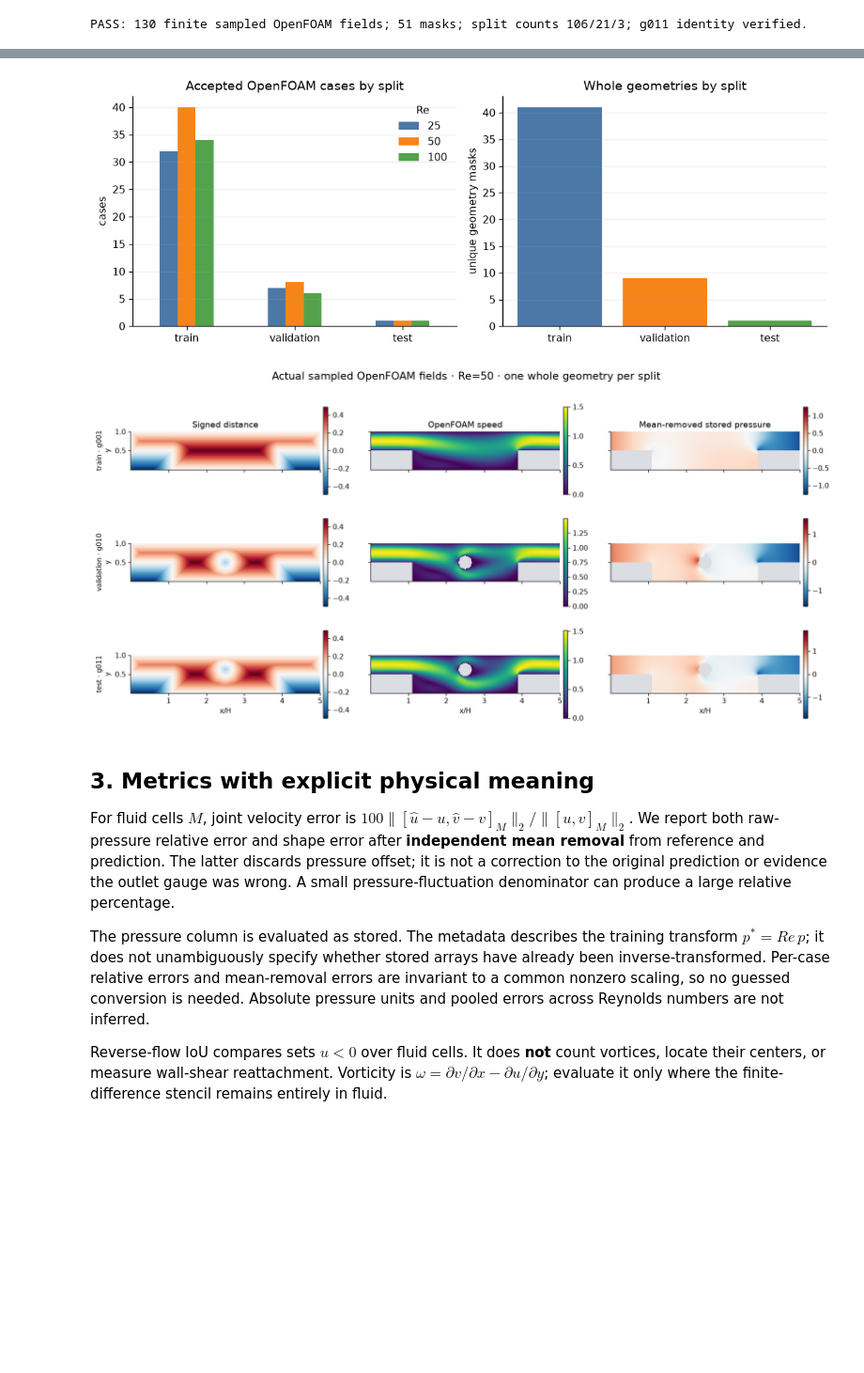
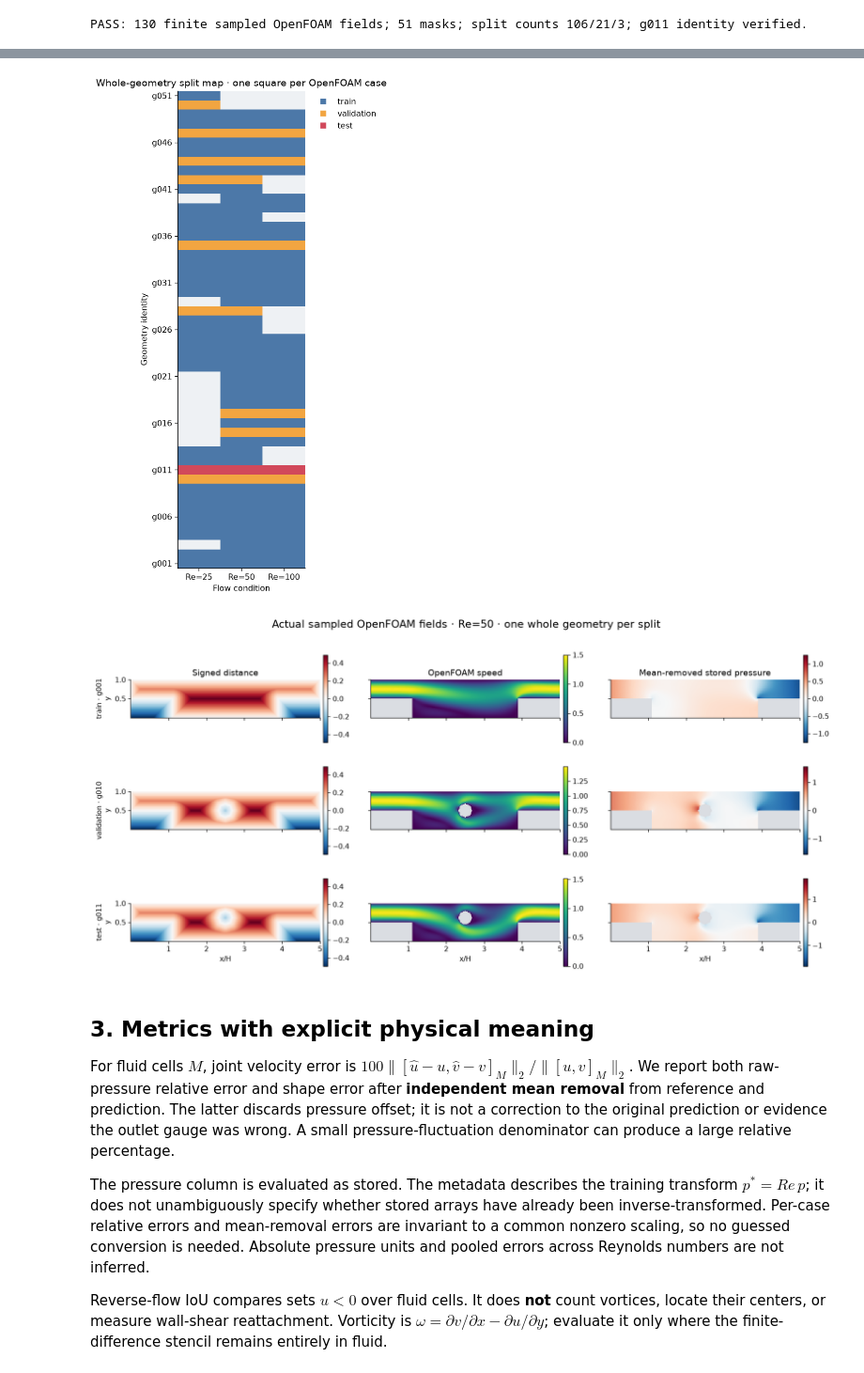
Before and after one commit to Ehsan-Roohi/FlowMLLab, a Jupyter notebook: notebooks/week09/W9_Lab3_Geometry_Operators_Step_Audit.ipynb, the cells around one changed output, grey strips where cells are left out. Shown at 94% size. Cells and saved outputs as stored; diff of their text form; code cells hidden in the pictures; blank space fills up the shorter version.

Commit message:
Expand step geometry generalization lecture

```diff
--- a/notebooks/week09/W9_Lab3_Geometry_Operators_Step_Audit.ipynb
+++ b/notebooks/week09/W9_Lab3_Geometry_Operators_Step_Audit.ipynb
@@ -192,40 +193,46 @@ pressure target. No predicted field or synthetic replacement is used here.
-# %%
-fig,axs=plt.subplots(1,2,figsize=(10,3.8))
-coverage.plot(kind='bar',ax=axs[0],color=['#4c78a8','#f58518','#54a24b'])
-axs[0].set(title='Accepted OpenFOAM cases by split',xlabel='',ylabel='cases')
-axs[0].tick_params(axis='x',rotation=0); axs[0].legend(title='Re',frameon=False)
-geom_counts=case_manifest.groupby('split').geometry_id_inferred.nunique().reindex(['train','validation','test'])
-axs[1].bar(geom_counts.index,geom_counts.values,color=['#4c78a8','#f58518','#54a24b'])
-axs[1].set(title='Whole geometries by split',ylabel='unique geometry masks')
-for ax in axs: ax.grid(axis='y',alpha=.2)
-fig.tight_layout(); fig.savefig(OUT/'dataset_coverage.png',dpi=150,bbox_inches='tight'); plt.show()
-
-selected=[]
-for sp in ['train','validation','test']:
-    idx=int(case_manifest.index[(case_manifest.split==sp)&(case_manifest.Re==50)][0]); selected.append((sp,idx))
-fig,axs=plt.subplots(3,3,figsize=(15,7.5),sharex=True,sharey=True)
-for row,(sp,idx) in enumerate(selected):
-    ny,nx=map(int,dataset['shape']); q=dataset['queries'][idx].reshape(ny,nx,3)
-    a=dataset['raw'][idx].reshape(ny,nx,3); mask=dataset['masks'][idx].reshape(ny,nx)
-    x=5*q[0,:,0]; y=q[:,0,1]
-    vals=[q[:,:,2],np.ma.masked_where(~mask,np.hypot(a[:,:,0],a[:,:,1])),
-          np.ma.masked_where(~mask,a[:,:,2]-a[:,:,2][mask].mean())]
-    titles=['Signed distance','OpenFOAM speed','Mean-removed stored pressure']
-    for col,(val,title) in enumerate(zip(vals,titles)):
-        cm=plt.get_cmap('viridis' if col==1 else 'RdBu_r').copy(); cm.set_bad('#dadde2')
-        lim=float(np.max(np.abs(val)))
-        im=axs[row,col].pcolormesh(x,y,val,shading='nearest',cmap=cm,
-            vmin=0 if col==1 else -lim,vmax=lim)
-        axs[row,col].set_aspect('equal'); axs[row,col].set_facecolor('#dadde2')
-        if row==0: axs[row,col].set_title(title)
-        if col==0: axs[row,col].set_ylabel(f'{sp} · g{geometry_ids[idx]:03d}\ny')
-        if row==2: axs[row,col].set_xlabel('x/H')
-        fig.colorbar(im,ax=axs[row,col],shrink=.72,pad=.015)
-fig.suptitle('Actual sampled OpenFOAM fields · Re=50 · one whole geometry per split',fontsize=15)
-fig.tight_layout(); fig.savefig(OUT/'dataset_split_examples.png',dpi=150,bbox_inches='tight'); plt.show()
-# %% [output]
-[figure, removed]
-[figure, removed]
+# %%
+split_code={'train':0,'validation':1,'test':2}
+split_grid=np.full((51,3),np.nan)
+for row in case_manifest.itertuples():
+    split_grid[int(row.geometry_id_inferred)-1,RES.index(int(row.Re))]=split_code[row.split]
+from matplotlib.colors import ListedColormap, BoundaryNorm
+fig,ax=plt.subplots(figsize=(6.4,9.2))
+cmap=ListedColormap(['#4c78a8','#f2a541','#d1495b']); cmap.set_bad('#eef1f4')
+ax.imshow(split_grid,origin='lower',aspect='.22',cmap=cmap,norm=BoundaryNorm([-.5,.5,1.5,2.5],3))
+ax.set(xticks=range(3),xticklabels=[f'Re={r}' for r in RES],
+       yticks=np.arange(0,51,5),yticklabels=[f'g{i:03d}' for i in range(1,52,5)],
+       xlabel='Flow condition',ylabel='Geometry identity',title='Whole-geometry split map · one square per OpenFOAM case')
+handles=[plt.Line2D([],[],marker='s',linestyle='',color=c,label=k) for k,c in
+         zip(['train','validation','test'],['#4c78a8','#f2a541','#d1495b'])]
+ax.legend(handles=handles,loc='upper left',bbox_to_anchor=(1.02,1),frameon=False)
+fig.tight_layout(); fig.savefig(OUT/'dataset_split_matrix.png',dpi=150,bbox_inches='tight'); plt.show()
+
+selected=[]
+for sp in ['train','validation','test']:
+    idx=int(case_manifest.index[(case_manifest.split==sp)&(case_manifest.Re==50)][0]); selected.append((sp,idx))
+fig,axs=plt.subplots(3,3,figsize=(15,7.5),sharex=True,sharey=True)
+for row,(sp,idx) in enumerate(selected):
+    ny,nx=map(int,dataset['shape']); q=dataset['queries'][idx].reshape(ny,nx,3)
+    a=dataset['raw'][idx].reshape(ny,nx,3); mask=dataset['masks'][idx].reshape(ny,nx)
+    x=5*q[0,:,0]; y=q[:,0,1]
+    vals=[q[:,:,2],np.ma.masked_where(~mask,np.hypot(a[:,:,0],a[:,:,1])),
+          np.ma.masked_where(~mask,a[:,:,2]-a[:,:,2][mask].mean())]
+    titles=['Signed distance','OpenFOAM speed','Mean-removed stored pressure']
+    for col,(val,title) in enumerate(zip(vals,titles)):
+        cm=plt.get_cmap('viridis' if col==1 else 'RdBu_r').copy(); cm.set_bad('#dadde2')
+        lim=float(np.max(np.abs(val)))
+        im=axs[row,col].pcolormesh(x,y,val,shading='nearest',cmap=cm,
+            vmin=0 if col==1 else -lim,vmax=lim)
+        axs[row,col].set_aspect('equal'); axs[row,col].set_facecolor('#dadde2')
+        if row==0: axs[row,col].set_title(title)
+        if col==0: axs[row,col].set_ylabel(f'{sp} · g{geometry_ids[idx]:03d}\ny')
+        if row==2: axs[row,col].set_xlabel('x/H')
+        fig.colorbar(im,ax=axs[row,col],shrink=.72,pad=.015)
+fig.suptitle('Actual sampled OpenFOAM fields · Re=50 · one whole geometry per split',fontsize=15)
+fig.tight_layout(); fig.savefig(OUT/'dataset_split_examples.png',dpi=150,bbox_inches='tight'); plt.show()
+# %% [output]
+[figure, added]
+[figure, added]
 # %% [markdown]
 ## 3. Metrics with explicit physical meaning
 
```
Also changed, not shown: parts of 7 cells of this notebook, 26 other files.
